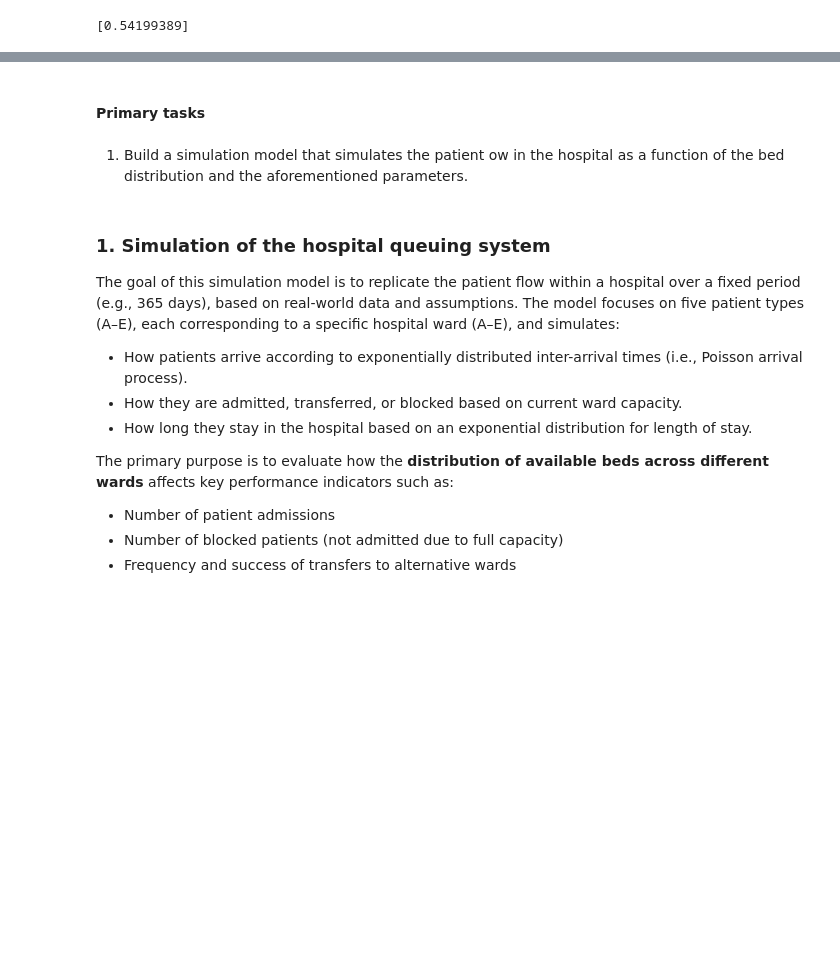
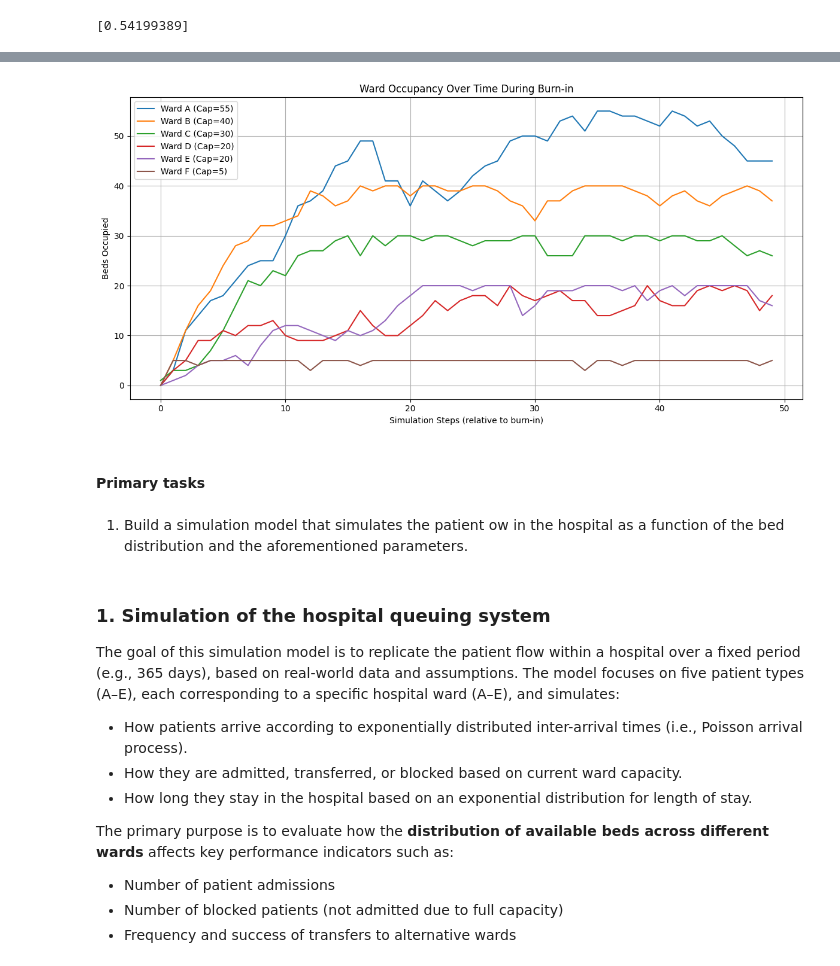
Before and after one commit to manufer20/stochastic-simulation, a Jupyter notebook: Jawhara_Project_2.ipynb, the cells around one changed output, grey strips where cells are left out. Cells and saved outputs as stored; diff of their text form; code cells hidden in the pictures; blank space fills up the shorter version.

```diff
--- a/Jawhara_Project_2.ipynb
+++ b/Jawhara_Project_2.ipynb
@@ -19,3 +87,87 @@ import matplotlib.pyplot as plt
+# %%
+import numpy as np
+import matplotlib.pyplot as plt
+
+def simulate_burnin_occupancy(n=3000, burn_in=1000, capacity=None, lambda_rates=None, mu_rates=None, P=None, track_time=50):
+    """
+    Simulates hospital ward occupancy over time to determine burn-in period.
+    Returns occupancy time series for each ward.
+    """
+    if capacity is None:
+        capacity = [55, 40, 30, 20, 20, 5]
+    if lambda_rates is None:
+        lambda_rates = [14.5, 11.0, 8.0, 6.5, 5.0, 13.0]
+    if mu_rates is None:
+        mu_rates = [1/2.9, 1/4.0, 1/4.5, 1/1.4, 1/3.9, 1/2.2]
+    if P is None:
+        P = np.array([
+            [0.0, 0.05, 0.10, 0.05, 0.80, 0.0],
+            [0.20, 0.0, 0.50, 0.15, 0.15, 0.0],
+            [0.30, 0.20, 0.0, 0.20, 0.30, 0.0],
+            [0.35, 0.30, 0.05, 0.0, 0.30, 0.0],
+            [0.20, 0.10, 0.60, 0.10, 0.0, 0.0],
+            [0.20, 0.20, 0.20, 0.20, 0.20, 0.0]
+        ])
+
+    m = len(capacity)
+    max_capacity = max(capacity)
+    beds = np.full((m, max_capacity), np.nan)
+    for i in range(m):
+        beds[i, :capacity[i]] = 0  # initialize all usable beds to free
+
+    occupancy_time_series = [[] for _ in range(m)]
+    t = 0
+    current_time = 0
+
+    for i in range(burn_in):
+        arrival_time = np.random.exponential(1 / sum(lambda_rates))
+        current_time += arrival_time
+        beds -= arrival_time
+
+        patient_type = np.random.choice(m, p=np.array(lambda_rates) / sum(lambda_rates))
+        assigned_ward = patient_type
+        los = np.random.exponential(1 / mu_rates[patient_type])
+
+        bed_index = np.nanargmin(beds[assigned_ward])
+        bed_time = beds[assigned_ward, bed_index]
+
+        if bed_time <= 0:
+            beds[assigned_ward, bed_index] = los
+        else:
+            assigned_ward = np.random.choice(m, p=P[patient_type])
+            bed_index = np.nanargmin(beds[assigned_ward])
+            bed_time = beds[assigned_ward, bed_index]
+            if bed_time <= 0:
+                beds[assigned_ward, bed_index] = los
+            # else lost (not tracked here)
+
+        # Save occupancy at fixed intervals
+        if i % (burn_in // track_time) == 0:
+            for j in range(m):
+                occ = np.sum(beds[j, :] > 0)
+                occupancy_time_series[j].append(occ)
+
+    return occupancy_time_series, capacity
+
+# Run the simulation
+occupancy_time_series, capacity = simulate_burnin_occupancy()
+
+# Plot
+import matplotlib.pyplot as plt
+
+wards = ['A', 'B', 'C', 'D', 'E', 'F']
+plt.figure(figsize=(12, 6))
+for i, series in enumerate(occupancy_time_series):
+    plt.plot(series, label=f"Ward {wards[i]} (Cap={capacity[i]})")
+plt.xlabel("Simulation Steps (relative to burn-in)")
+plt.ylabel("Beds Occupied")
+plt.title("Ward Occupancy Over Time During Burn-in")
+plt.legend()
+plt.grid(True)
+plt.tight_layout()
+plt.show()
+# %% [output]
+[figure, added]
 # %% [markdown]
 #### Primary tasks
 # %% [markdown]
```
Also changed, not shown: parts of 8 cells of this notebook.
